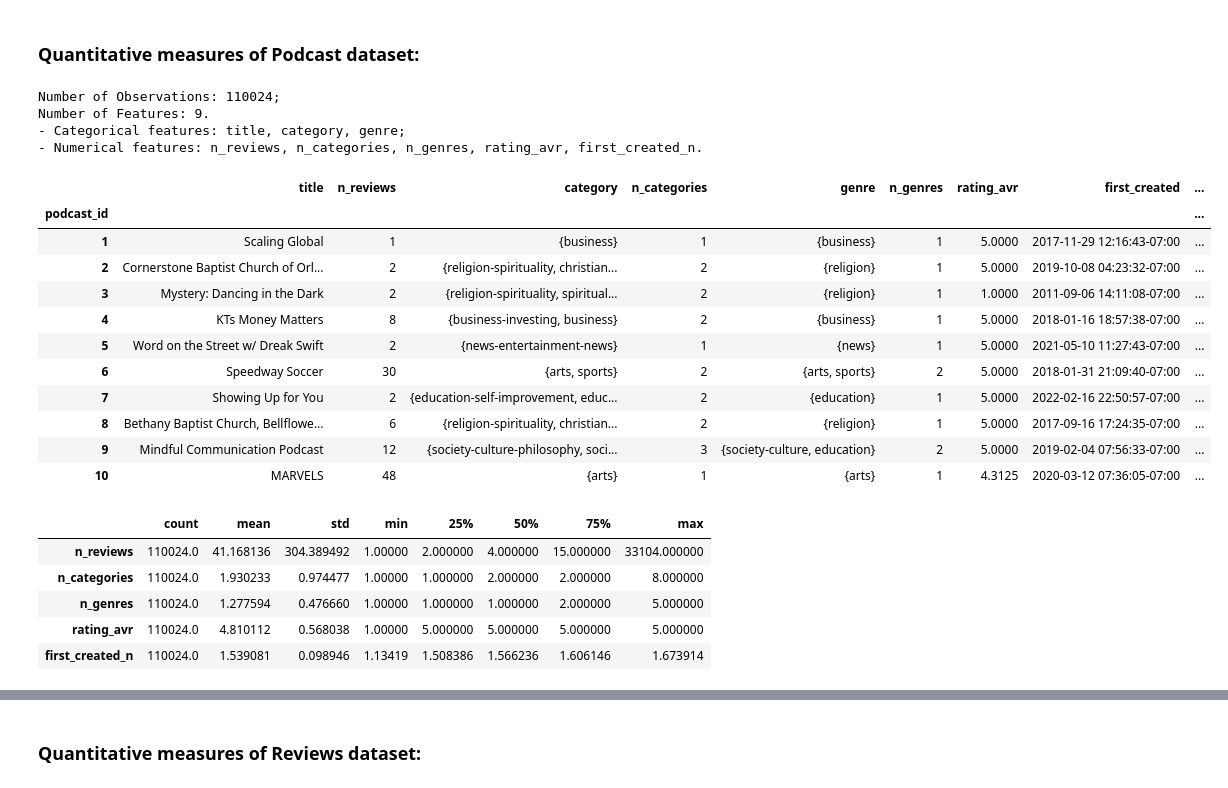
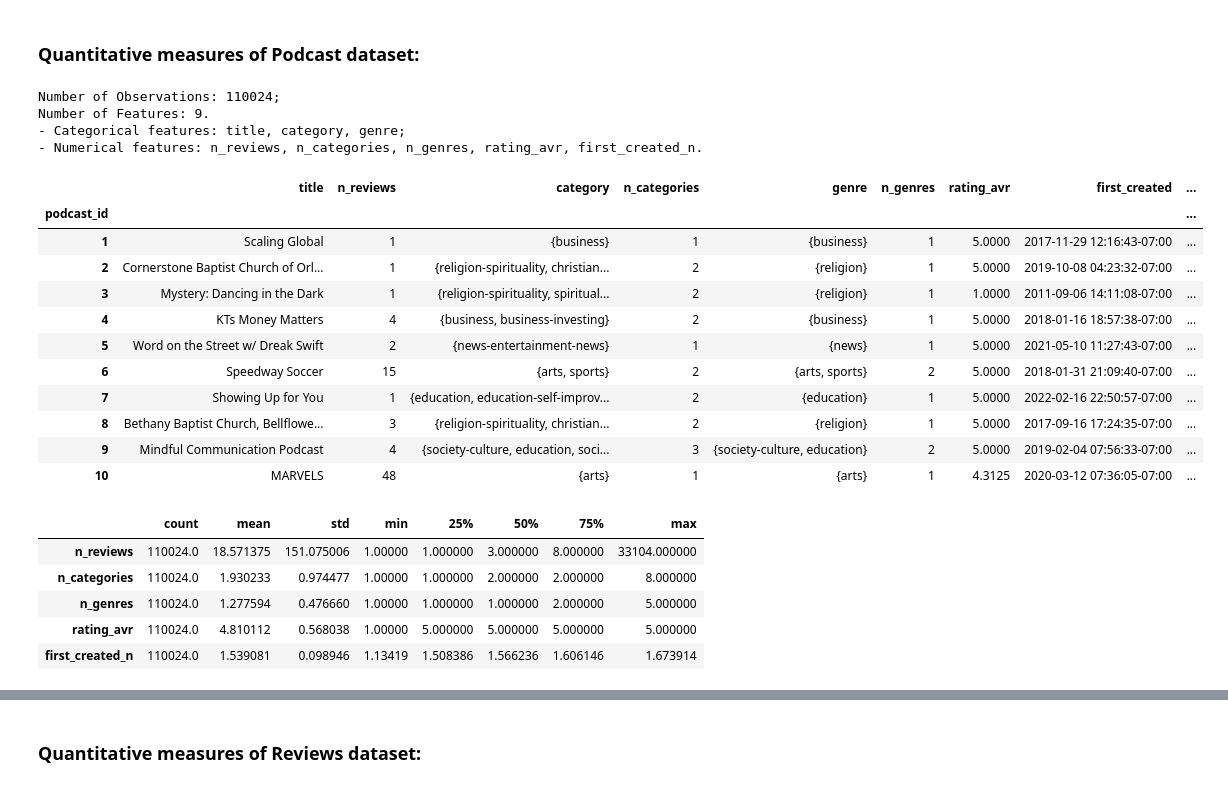
Before and after one commit to 2HO4/PodcastReviews_iTunes, a Jupyter notebook: iTunesPodcastReviews_DA.ipynb, the cells around one changed output, grey strips where cells are left out. Cells and saved outputs as stored; diff of their text form; code cells hidden in the pictures.

```diff
--- a/iTunesPodcastReviews_DA.ipynb
+++ b/iTunesPodcastReviews_DA.ipynb
@@ -498,7 +513,10 @@ for (n, ax), pod in zip(enumerate(axes_bottom), podcasts_top4):
                     f'{int(height)} [{str(round(int(height)/len(data), 2))[1:]}]',
                     ha='center', va='top', color='black', fontweight='bold')
 
-    title = Podcasts.iloc[pod]['title']
+    title = Podcasts.loc[pod]['title']
+    # print(f'Distribution of podcast {title}')
+    # for i in range(len(counts)):
+    #     print(f'{i + 1}: {counts[i]} ({round(counts[i]/len(data)*100)}%)')
     ax.set_title(title if len(title) < 30 else f'{title[:30]}...', fontsize=12, fontweight='bold')
     if n < 2:
         ax.set_xticklabels([])
@@ -873,48 +976,48 @@ plt.show()
 # Create dataset to store data of Podcasts
 Podcasts_info = Podcasts.copy()
 
 # Number of reviews
-Podcasts_info['n_reviews'] = Data['podcast_id'].value_counts()
+Podcasts_info['n_reviews'] = Reviews['podcast_id'].value_counts()
 
 # Number of categories
 Podcasts_info['category'] = Categories.groupby(by='podcast_id')['category'].agg(set)
 Podcasts_info['n_categories'] = Podcasts_info['category'].apply(len)
 
 # Number of genres
 Podcasts_info['genre'] = Categories.groupby(by='podcast_id')['genre'].agg(set)
 Podcasts_info['n_genres'] = Podcasts_info['genre'].apply(len)
 
 # Average ratings
 Podcasts_info['rating_avr'] = Data.groupby('podcast_id')['rating'].mean()
 
 # Time first review was created
 Podcasts_info['first_created'] = Data.groupby('podcast_id')['created_at'].min()
 Podcasts_info['first_created_n'] = Podcasts_info['first_created'].apply(lambda x: x.timestamp())/10**9
 
 # Recap
 Podcasts_info.recap(n_rows=10)
 # %% [output]
 Number of Observations: 110024;
 Number of Features: 9.
 - Categorical features: title, category, genre;
 - Numerical features: n_reviews, n_categories, n_genres, rating_avr, first_created_n.
 |  | title | n_reviews | category | n_categories | genre | n_genres | rating_avr | first_created | ... |
 | podcast_id |  |  |  |  |  |  |  |  | ... |
 | 1 | Scaling Global | 1 | {business} | 1 | {business} | 1 | 5.0000 | 2017-11-29 12:16:43-07:00 | ... |
-| 2 | Cornerstone Baptist Church of Orl... | 2 | {religion-spirituality, christian... | 2 | {religion} | 1 | 5.0000 | 2019-10-08 04:23:32-07:00 | ... |
-| 3 | Mystery: Dancing in the Dark | 2 | {religion-spirituality, spiritual... | 2 | {religion} | 1 | 1.0000 | 2011-09-06 14:11:08-07:00 | ... |
-| 4 | KTs Money Matters | 8 | {business-investing, business} | 2 | {business} | 1 | 5.0000 | 2018-01-16 18:57:38-07:00 | ... |
+| 2 | Cornerstone Baptist Church of Orl... | 1 | {religion-spirituality, christian... | 2 | {religion} | 1 | 5.0000 | 2019-10-08 04:23:32-07:00 | ... |
+| 3 | Mystery: Dancing in the Dark | 1 | {religion-spirituality, spiritual... | 2 | {religion} | 1 | 1.0000 | 2011-09-06 14:11:08-07:00 | ... |
+| 4 | KTs Money Matters | 4 | {business, business-investing} | 2 | {business} | 1 | 5.0000 | 2018-01-16 18:57:38-07:00 | ... |
 | 5 | Word on the Street w/ Dreak Swift | 2 | {news-entertainment-news} | 1 | {news} | 1 | 5.0000 | 2021-05-10 11:27:43-07:00 | ... |
-| 6 | Speedway Soccer | 30 | {arts, sports} | 2 | {arts, sports} | 2 | 5.0000 | 2018-01-31 21:09:40-07:00 | ... |
-| 7 | Showing Up for You | 2 | {education-self-improvement, educ... | 2 | {education} | 1 | 5.0000 | 2022-02-16 22:50:57-07:00 | ... |
-| 8 | Bethany Baptist Church, Bellflowe... | 6 | {religion-spirituality, christian... | 2 | {religion} | 1 | 5.0000 | 2017-09-16 17:24:35-07:00 | ... |
-| 9 | Mindful Communication Podcast | 12 | {society-culture-philosophy, soci... | 3 | {society-culture, education} | 2 | 5.0000 | 2019-02-04 07:56:33-07:00 | ... |
+| 6 | Speedway Soccer | 15 | {arts, sports} | 2 | {arts, sports} | 2 | 5.0000 | 2018-01-31 21:09:40-07:00 | ... |
+| 7 | Showing Up for You | 1 | {education, education-self-improv... | 2 | {education} | 1 | 5.0000 | 2022-02-16 22:50:57-07:00 | ... |
+| 8 | Bethany Baptist Church, Bellflowe... | 3 | {religion-spirituality, christian... | 2 | {religion} | 1 | 5.0000 | 2017-09-16 17:24:35-07:00 | ... |
+| 9 | Mindful Communication Podcast | 4 | {society-culture, education, soci... | 3 | {society-culture, education} | 2 | 5.0000 | 2019-02-04 07:56:33-07:00 | ... |
 | 10 | MARVELS | 48 | {arts} | 1 | {arts} | 1 | 4.3125 | 2020-03-12 07:36:05-07:00 | ... |
 # %%
 Podcasts_info.describe().T
 # %% [output]
 |  | count | mean | std | min | 25% | 50% | 75% | max |
-| n_reviews | 110024.0 | 41.168136 | 304.389492 | 1.00000 | 2.000000 | 4.000000 | 15.000000 | 33104.000000 |
+| n_reviews | 110024.0 | 18.571375 | 151.075006 | 1.00000 | 1.000000 | 3.000000 | 8.000000 | 33104.000000 |
 | n_categories | 110024.0 | 1.930233 | 0.974477 | 1.00000 | 1.000000 | 2.000000 | 2.000000 | 8.000000 |
 | n_genres | 110024.0 | 1.277594 | 0.476660 | 1.00000 | 1.000000 | 1.000000 | 2.000000 | 5.000000 |
 | rating_avr | 110024.0 | 4.810112 | 0.568038 | 1.00000 | 5.000000 | 5.000000 | 5.000000 | 5.000000 |
```
Also changed, not shown: parts of 71 cells of this notebook.
